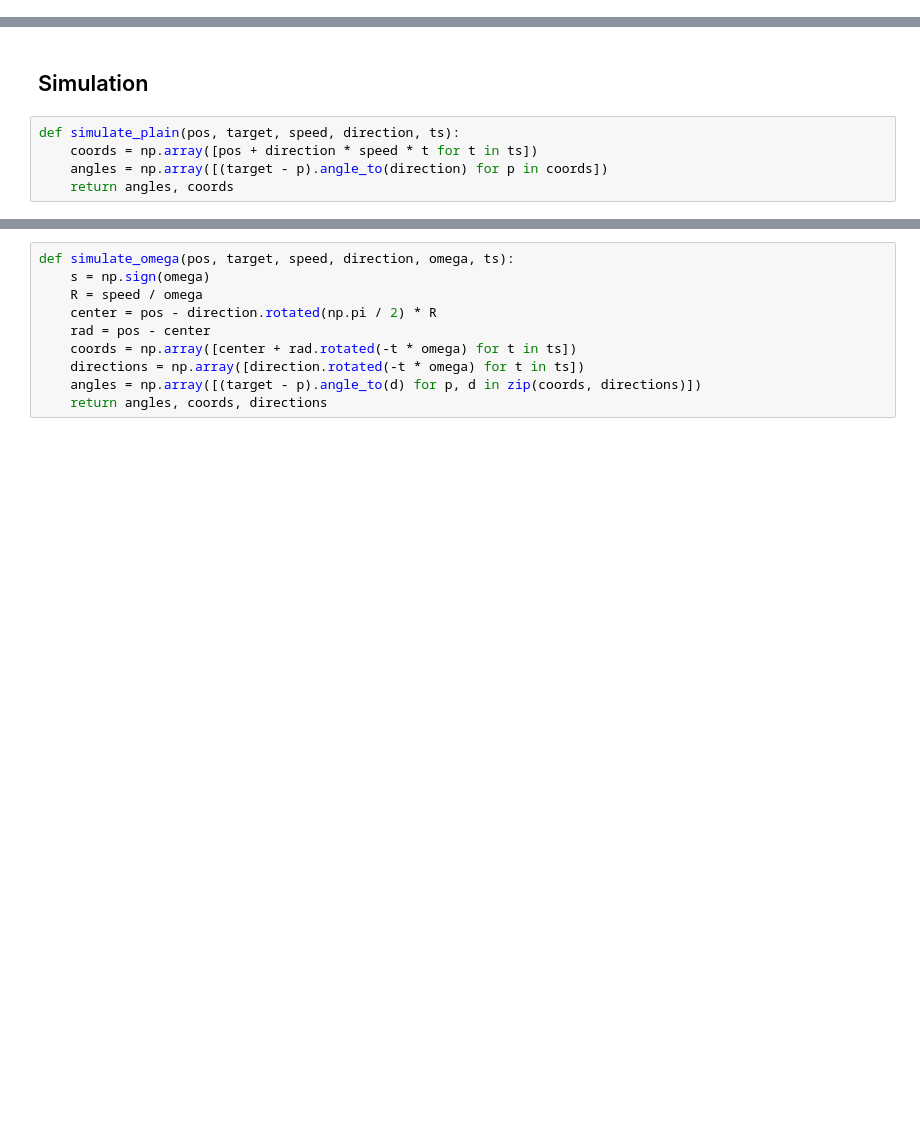
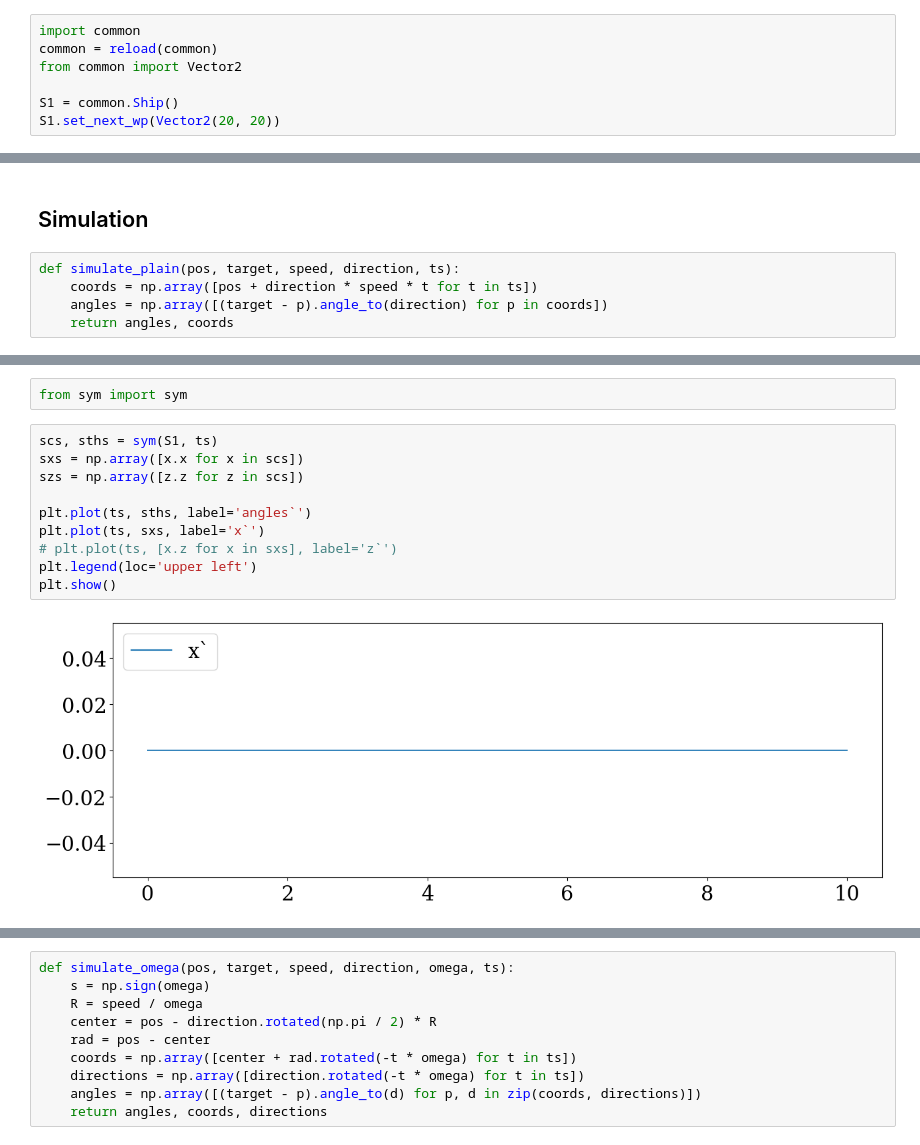
Before and after one commit to TirelessRock/3D-nav-research, a Jupyter notebook: ship-movement-simulation-lab.ipynb, the cells around one changed output, grey strips where cells are left out. Saved outputs shown, nothing was run; the diff lists cells and outputs as text; blank space fills up the shorter version.

```diff
--- a/ship-movement-simulation-lab.ipynb
+++ b/ship-movement-simulation-lab.ipynb
@@ -14,5 +14,12 @@ from common import *
 # %% [markdown]
 ## Initial state
+# %%
+import common
+common = reload(common)
+from common import Vector2
+
+S1 = common.Ship()
+S1.set_next_wp(Vector2(20, 20))
 # %%
 tilt = Vector2(0, 0)
 pos = Vector2(0, 0)
@@ -102,3 +117,17 @@ plt.legend(loc='upper left')
 plt.show()
 # %% [output]
 [figure]
+# %%
+from sym import sym
+# %%
+scs, sths = sym(S1, ts)
+sxs = np.array([x.x for x in scs])
+szs = np.array([z.z for z in scs])
+
+plt.plot(ts, sths, label='angles`')
+plt.plot(ts, sxs, label='x`')
+# plt.plot(ts, [x.z for x in sxs], label='z`')
+plt.legend(loc='upper left')
+plt.show()
+# %% [output]
+[figure, added]
```
Also changed, not shown: parts of 5 cells of this notebook, 6 other files.
